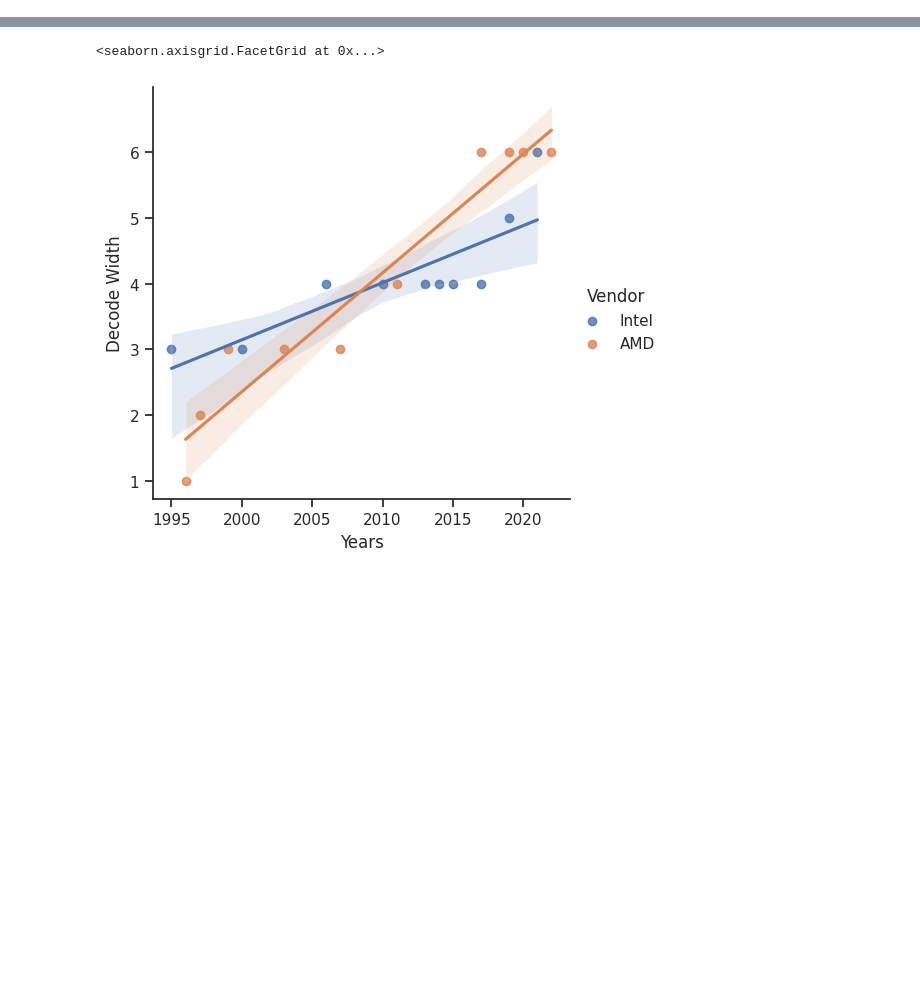
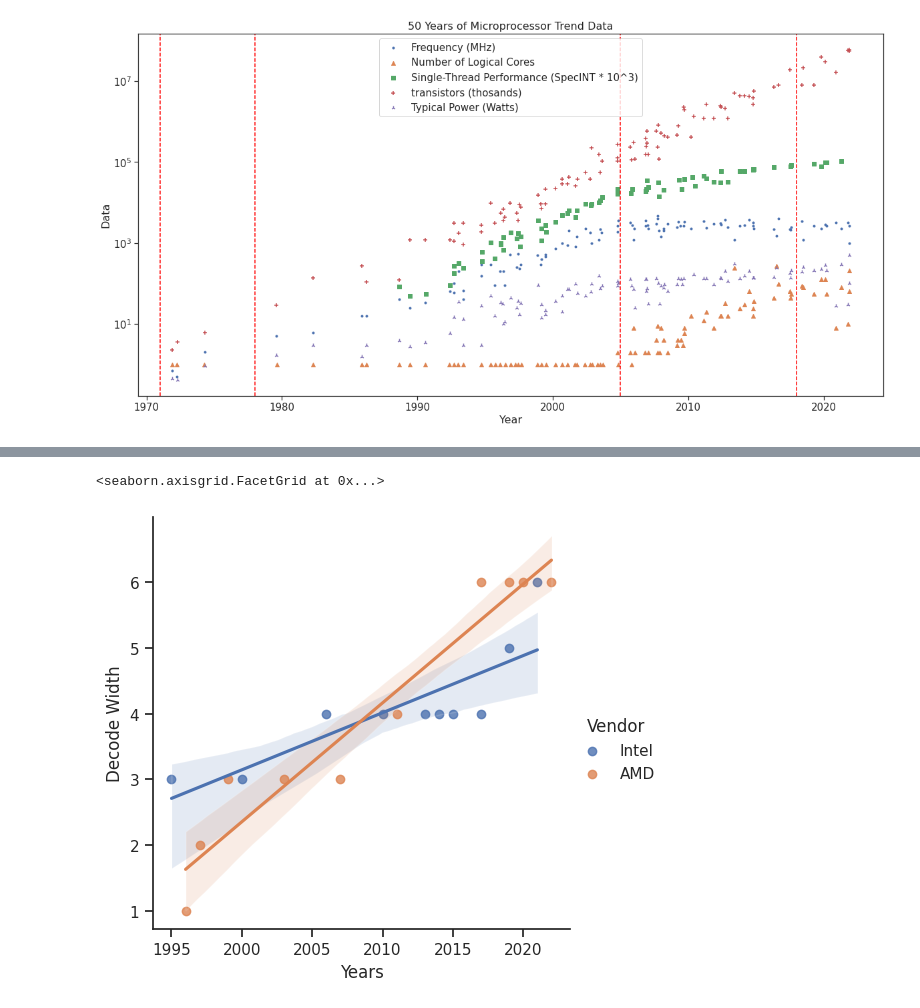
Before and after one commit to com-480-data-visualization/project-2023-moorelaw, a Jupyter notebook: plot.ipynb, the cells around one changed output, grey strips where cells are left out. Cells and saved outputs as stored; diff of their text form; code cells hidden in the pictures; blank space fills up the shorter version.

Commit message:
add figure for D-1

```diff
--- a/plot.ipynb
+++ b/plot.ipynb
@@ -0,0 +6,53 @@
+# %%
+def merge(list1, list2):
+    merged_list = [(list1[i], list2[i]) for i in range(0, len(list1))]
+    return merged_list
+
+def get_data_lists(file_path):
+    with open(file_path, "r") as file:
+        lines = file.readlines()
+        year_list = []
+        data_list = []
+        for line in lines:
+            if "##" in line:
+                continue
+            year_list.append(float(line.split()[0]))
+            data_list.append(float(line.split()[1]))
+    return year_list, data_list
+year_freq, data_freq = get_data_lists("./D-1/frequency.dat")
+year_cores, data_cores = get_data_lists("./D-1/cores.dat")
+year_specint, data_specint = get_data_lists("./D-1/specint.dat")
+year_transistors, data_transistors = get_data_lists("./D-1/transistors.dat")
+year_watts, data_watts = get_data_lists("./D-1/watts.dat")
+
+# sns.set()
+sns.set_theme(style="ticks")
+
+fig, ax = plt.subplots(figsize=(20,10))
+
+plt.scatter(year_freq, data_freq, label="Frequency (MHz)", marker=".")
+plt.scatter(year_cores, data_cores, label="Number of Logical Cores", marker="^")
+plt.scatter(year_specint, data_specint, label="Single-Thread Performance (SpecINT * 10^3)", marker="s")
+plt.scatter(year_transistors, data_transistors, label="transistors (thosands)", marker="+")
+plt.scatter(year_watts, data_watts, label="Typical Power (Watts)", marker="2")
+
+ax.set_xlabel('Year', fontsize=16)
+ax.set_ylabel('Data', fontsize=16)
+ax.set_title('50 Years of Microprocessor Trend Data', fontsize=16)
+
+yticks = [pow(10, i) for i in range(8)]
+ax.set_yticks(yticks)
+ax.set_yticklabels(yticks, fontsize=15)
+xticks = [1970 + i*10 for i in range(6)]
+ax.set_xticks(xticks)
+ax.set_xticklabels(xticks, fontsize=15)
+ax.legend(fontsize=15)
+plt.yscale('log')
+
+
+for x in [1971, 1978, 2005, 2018]:
+    plt.axvline(x=x, color='red', linestyle='--')
+
+plt.show()
+# %% [output]
+[figure, added]
```
Also changed, not shown: parts of 3 cells of this notebook, 5 other files.
